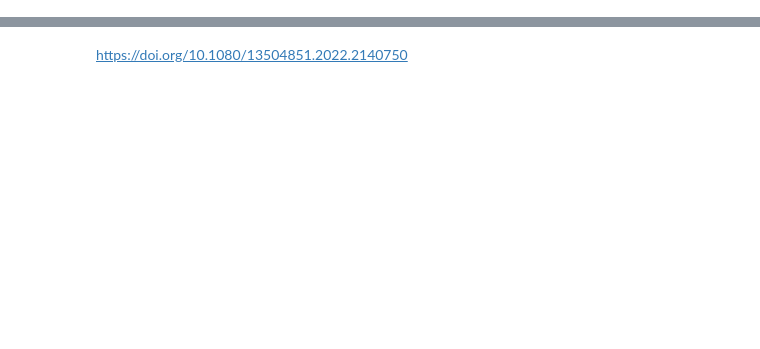
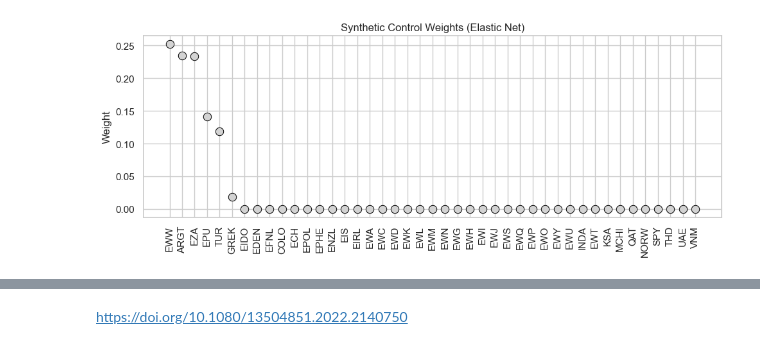
Before and after one commit to rdemarqui/causal_impact_on_ewz, a Jupyter notebook: ewz_analisys.ipynb, the cells around one changed output, grey strips where cells are left out. Saved outputs shown, nothing was run; the diff lists cells and outputs as text; code cells hidden in the pictures; blank space fills up the shorter version.

```diff
--- a/ewz_analisys.ipynb
+++ b/ewz_analisys.ipynb
@@ -7,0 +1,9 @@ import statsmodels.api as sm
+# %%
+import pandas as pd
+import numpy as np
+import statsmodels.api as sm
+import matplotlib.pyplot as plt
+import seaborn as sns
+
+sns.set_theme(style="whitegrid")
+pd.set_option('display.max_columns', None)
@@ -7,0 +14,8 @@ import statsmodels.api as sm
+# %%
+# Open dataset and normalize data
+df = pd.read_csv('joesley_day.csv', index_col=['Date'])
+df = df.loc['2017-02-16':'2017-05-23', :]
+
+df_norm = df.pct_change().dropna()
+
+print(df_norm.shape)
@@ -7,0 +28,9 @@ import statsmodels.api as sm
+# %%
+# Separate treated and donors
+treated = df_norm["EWZ"]
+donors = df_norm.drop(columns=["EWZ"])
+
+# Separate pre treatment dataset
+Y1_pre = treated[treated.index < treatment_date].values
+Y0_pre = donors[donors.index < treatment_date].values
+print(Y0_pre.shape, Y0_pre.shape)
@@ -7,0 +44,19 @@ import statsmodels.api as sm
+# %%
+# Calculate weights
+weights = synthetic_control_weights(Y1_pre, Y0_pre)
+
+# Apply weights
+EWZ_synth_canon = weights @ donors.T
+
+# Plot choosen weights
+selected = {
+    etf: w for etf, w in zip(donors.columns, weights.round(3))
+}
+
+plot_synthetic_weights(
+    selected,
+    title='Synthetic Control Weights (Elastic Net)',
+    figsize=(10,4)
+)
+# %% [output]
+[figure, added]
```
Also changed, not shown: parts of 58 cells of this notebook, 5 other files.
